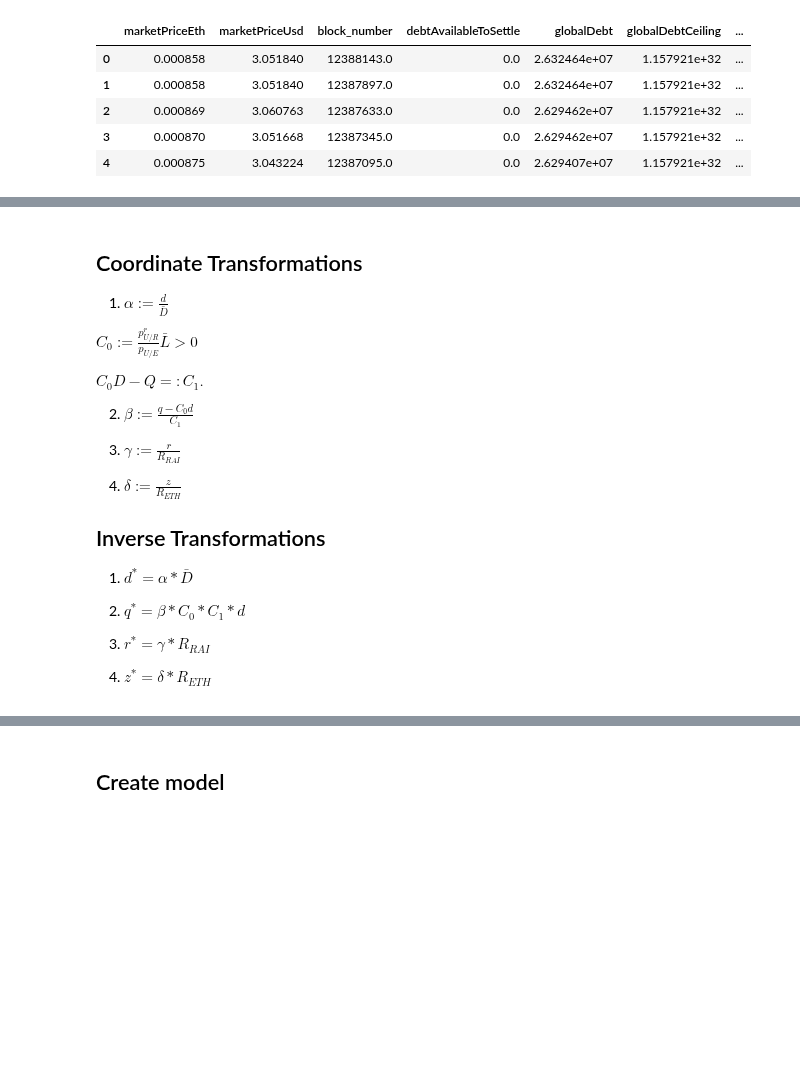
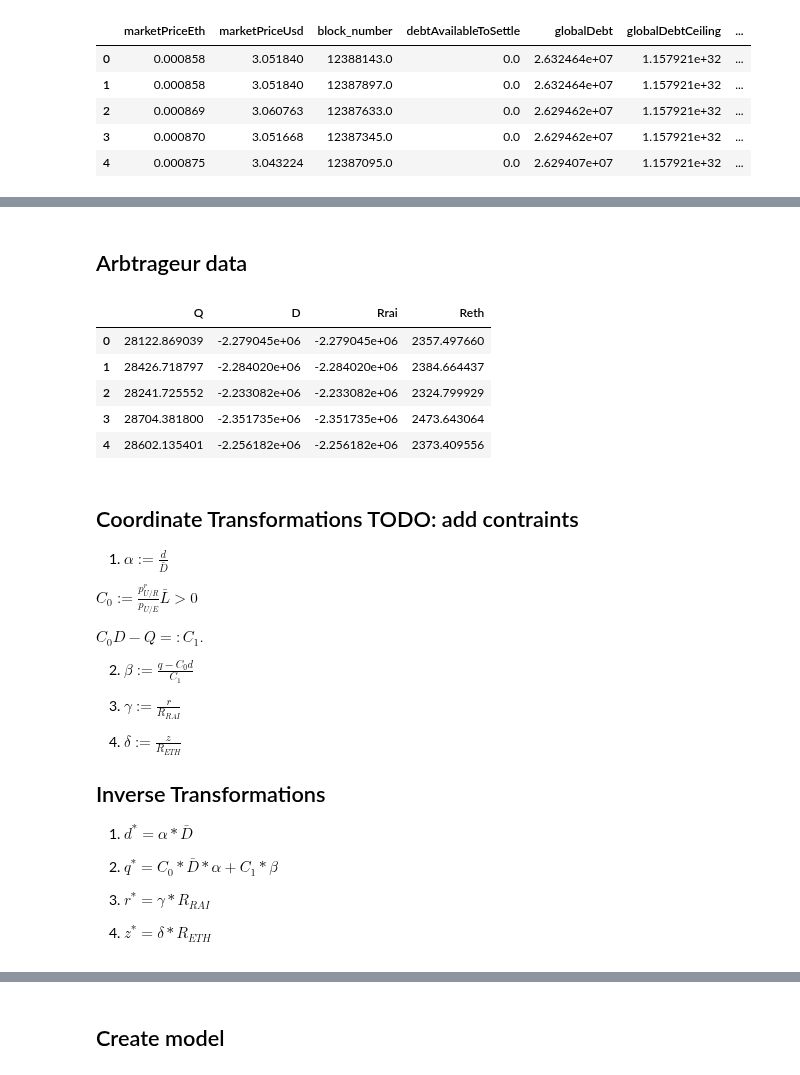
Before and after one commit to reflexer-labs/reflexer-digital-twin, a Jupyter notebook: data/Systems_Identification_Fitting.ipynb, the cells around one changed output, grey strips where cells are left out. Cells and saved outputs as stored; diff of their text form; code cells hidden in the pictures; blank space fills up the shorter version.

```diff
--- a/data/Systems_Identification_Fitting.ipynb
+++ b/data/Systems_Identification_Fitting.ipynb
@@ -164,0 +122,10 @@ local
+# %%
+# constants
+params = {
+    'liquidation_ratio': Lbar,
+    'debt_ceiling': 1e9,
+    'uniswap_fee': 0.003,
+    'arbitrageur_considers_liquidation_ratio': True,
+}
+# %% [markdown]
+## Arbtrageur data
@@ -165,5 +234,21 @@ local
+# %%
+values = []
+
+for i in range(0,len(state_subset)):
+    values.append(get_aggregated_arbitrageur_decision(params,state_subset.loc[i]))
+
+local = pd.DataFrame(values)
+local.columns = ['Q','D','Rrai','Reth']
+local.head()
+# %% [output]
+|  | Q | D | Rrai | Reth |
+| 0 | 28122.869039 | -2.279045e+06 | -2.279045e+06 | 2357.497660 |
+| 1 | 28426.718797 | -2.284020e+06 | -2.284020e+06 | 2384.664437 |
+| 2 | 28241.725552 | -2.233082e+06 | -2.233082e+06 | 2324.799929 |
+| 3 | 28704.381800 | -2.351735e+06 | -2.351735e+06 | 2473.643064 |
+| 4 | 28602.135401 | -2.256182e+06 | -2.256182e+06 | 2373.409556 |
 # %% [markdown]
-## Coordinate Transformations
+## Coordinate Transformations TODO: add contraints
 
 1. $\alpha := \frac{d}{\bar{D}}$
 
@@ -182,7 +267,7 @@ $ C_0 D - Q =: C_1.$
 
 1. $d^* = \alpha * \bar{D}$
 
-2. $q^* = \beta *  C_{0} * C_{1} * d $
+2. $q^* = C_0 * \bar{D} * \alpha + C_1 * \beta$
 
 3. $r^* = \gamma * {R_{RAI}}$
 
```
Also changed, not shown: parts of 38 cells of this notebook, 1 other file.
